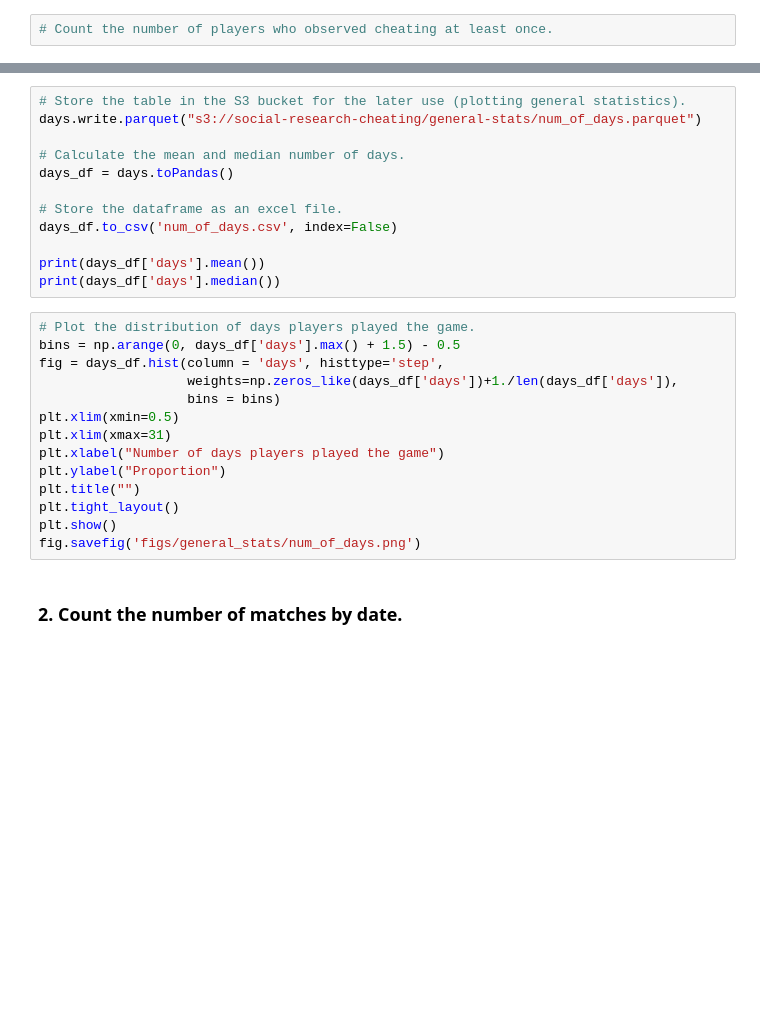
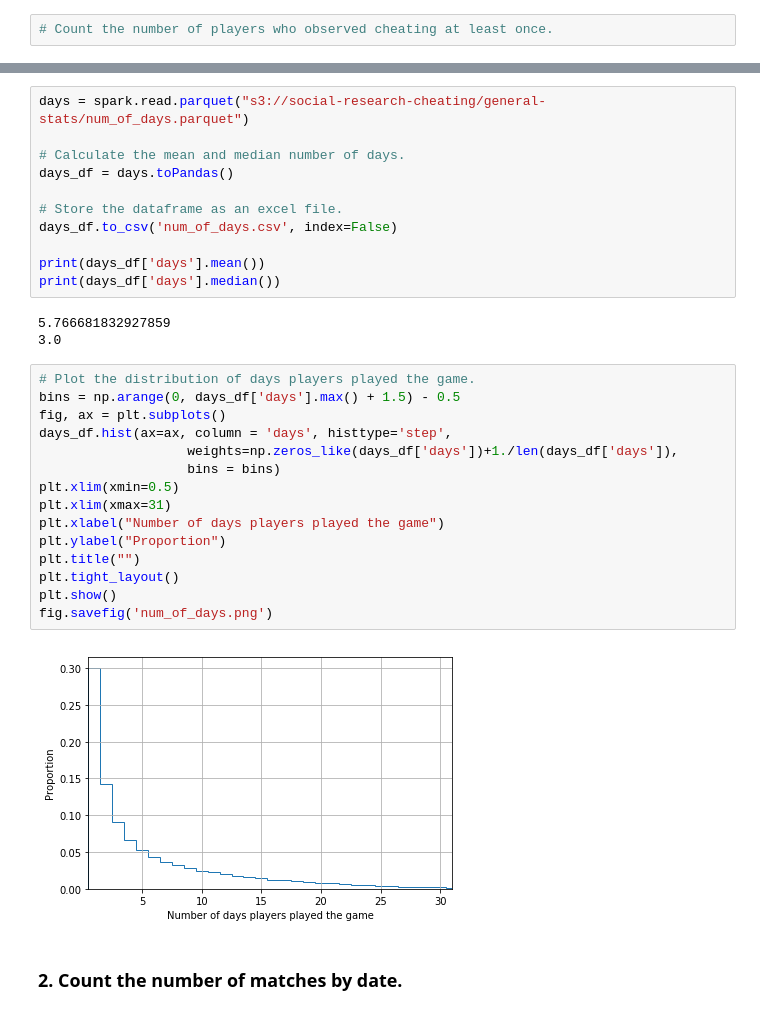
Before and after one commit to social-research/cheating, a Jupyter notebook: 07-general-stats.ipynb, the cells around one changed output, grey strips where cells are left out. Cells and saved outputs as stored; diff of their text form; blank space fills up the shorter version.

```diff
--- a/07-general-stats.ipynb
+++ b/07-general-stats.ipynb
@@ -355,6 +387,5 @@ days.show(10)
 # %%
-# Store the table in the S3 bucket for the later use (plotting general statistics).
-days.write.parquet("s3://social-research-cheating/general-stats/num_of_days.parquet")
+days = spark.read.parquet("s3://social-research-cheating/general-stats/num_of_days.parquet")
 
 # Calculate the mean and median number of days.
 days_df = days.toPandas()
@@ -364,20 +395,26 @@ days_df.to_csv('num_of_days.csv', index=False)
 
 print(days_df['days'].mean())
 print(days_df['days'].median())
+# %% [output]
+5.766681832927859
+3.0
 # %%
 # Plot the distribution of days players played the game.
 bins = np.arange(0, days_df['days'].max() + 1.5) - 0.5
-fig = days_df.hist(column = 'days', histtype='step',
+fig, ax = plt.subplots()
+days_df.hist(ax=ax, column = 'days', histtype='step',
                    weights=np.zeros_like(days_df['days'])+1./len(days_df['days']),
                    bins = bins)
 plt.xlim(xmin=0.5)
 plt.xlim(xmax=31)
 plt.xlabel("Number of days players played the game")
 plt.ylabel("Proportion")
 plt.title("")
 plt.tight_layout()
 plt.show()
-fig.savefig('figs/general_stats/num_of_days.png')
+fig.savefig('num_of_days.png')
+# %% [output]
+[figure, added]
 # %% [markdown]
 ### 2. Count the number of matches by date.
 # %%
```
Also changed, not shown: parts of 16 cells of this notebook, 3 other files.
